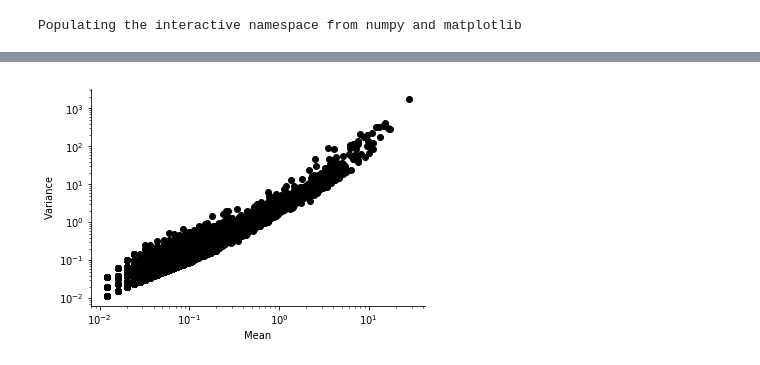
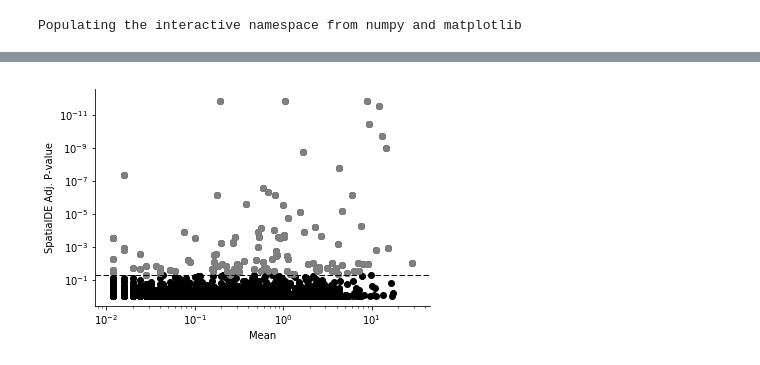
Before and after one commit to Teichlab/SpatialDE, a Jupyter notebook: Analysis/BreastCancer/Alternative explanatory factors.ipynb, the cells around one changed output, grey strips where cells are left out. Saved outputs shown, nothing was run; the diff lists cells and outputs as text; code cells hidden in the pictures.

```diff
--- a/Analysis/BreastCancer/Alternative explanatory factors.ipynb
+++ b/Analysis/BreastCancer/Alternative explanatory factors.ipynb
@@ -59,9 +49,24 @@ plt.savefig('mean-fsv.pdf')
+# %%
+# Calculate alternative features
+
+results['nmean'] = df.mean()[results.g].values
+results['nvar'] = df.var()[results.g].values
+results['cv2'] = ((df.std() / df.mean()) ** 2)[results.g].values
+results['gvar'] = dfm.var()[results.g].values
+results['fracdrop'] = (1 - (df > 1).sum() / df.shape[0])[results.g].values
 # %%
-plt.xscale('log')
-plt.yscale('log')
-plt.scatter(df.mean(), results.pval, c='k', rasterized=True);
-plt.gca().invert_yaxis();
-plt.xlabel('Mean');
-plt.ylabel('SpatialDE P-value');
+def feature_qval(results, feature, xlog=True):
+    if xlog:
+        plt.xscale('log')
 
-plt.savefig('mean-pval.pdf')
+    plt.yscale('log')
+    plt.scatter(results[feature], results.qval, c='k', rasterized=True);
+
+    tmp = results.query('qval < 0.05')
+    plt.scatter(tmp[feature], tmp.qval, c='grey');
+
+    plt.gca().invert_yaxis();
+
+    plt.axhline(0.05, c='k', ls='--', lw=1);
+
+    plt.ylabel('SpatialDE Adj. P-value');
@@ -90,10 +73,5 @@ plt.savefig('var-pval.pdf')
-# %%
-plt.xscale('log')
-plt.yscale('log')
-plt.scatter(df.mean(), df.var(), c='k', rasterized=True);
-plt.xlabel('Mean')
-plt.ylabel('Variance');
-
-plt.savefig('mean-var.pdf')
-# %% [output]
-[figure, removed]
+# %%
+feature_qval(results, 'nmean')
+plt.xlabel('Mean');
+# %% [output]
+[figure, added]
```
Also changed, not shown: parts of 12 cells of this notebook, 4 other files.
